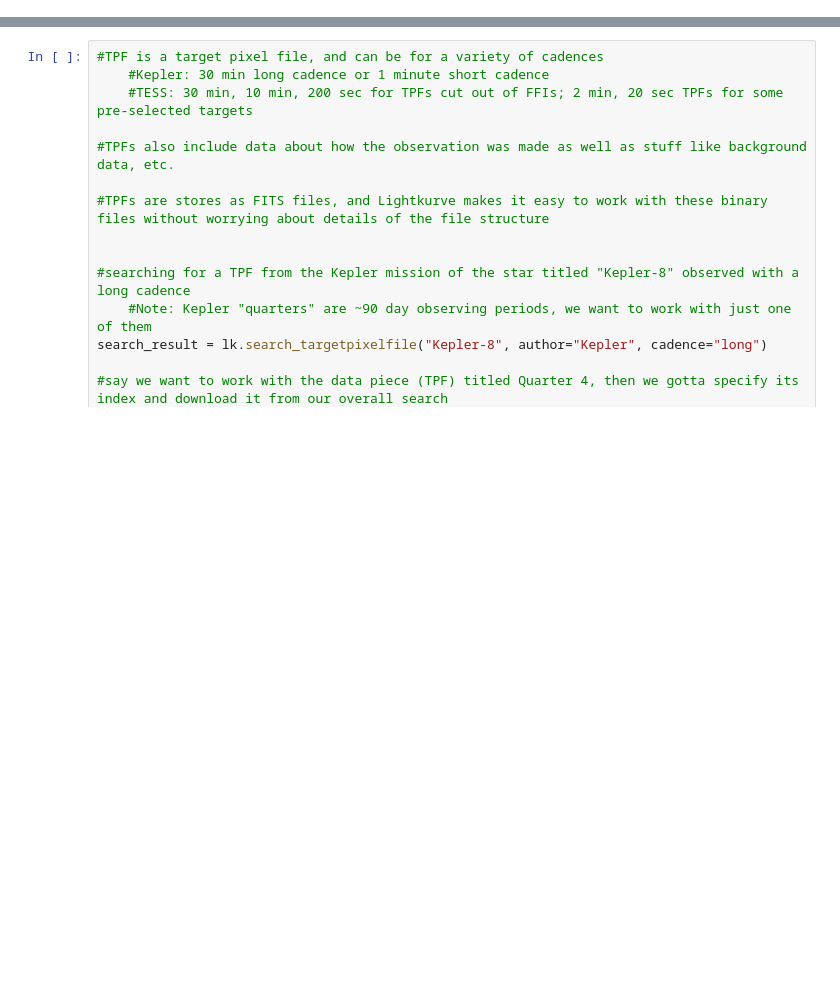
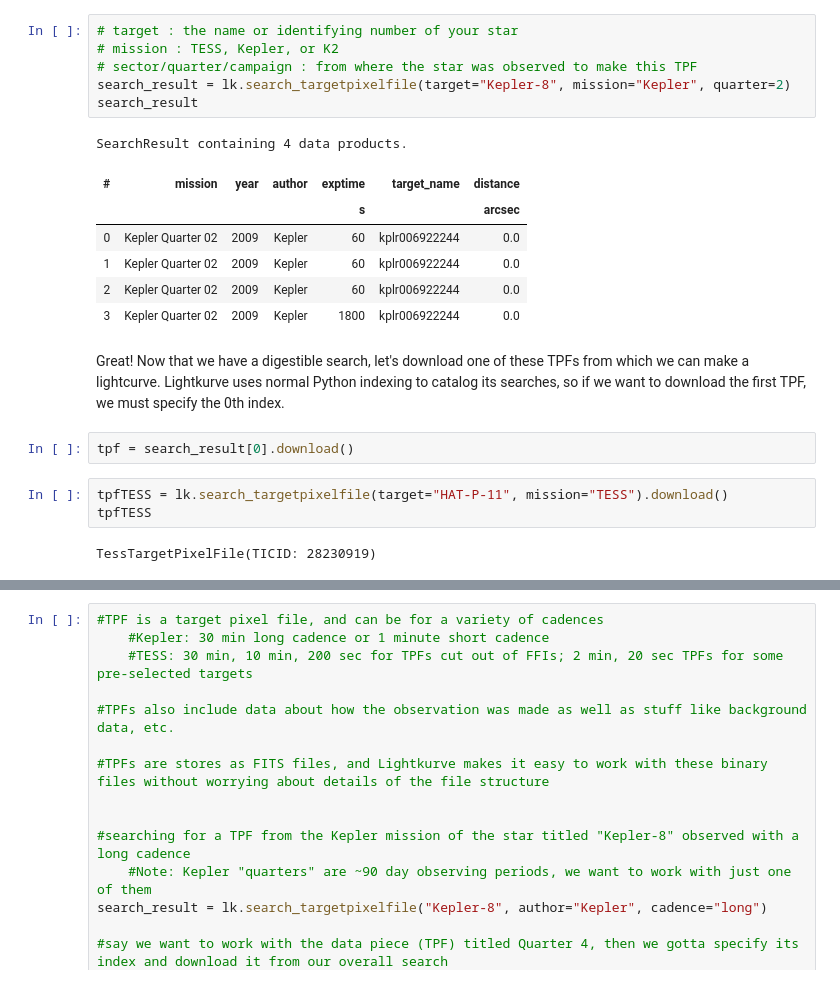
Before and after one commit to aidanniklaus/Summer-Research-2026, a Jupyter notebook: Tutorials/KeplerTPFtutorial.ipynb, the cells around one changed output, grey strips where cells are left out. Saved outputs shown, nothing was run; the diff lists cells and outputs as text; blank space fills up the shorter version.

```diff
--- a/Tutorials/KeplerTPFtutorial.ipynb
+++ b/Tutorials/KeplerTPFtutorial.ipynb
@@ -6,0 +67,23 @@ import lightkurve as lk
+# %%
+# target : the name or identifying number of your star
+# mission : TESS, Kepler, or K2
+# sector/quarter/campaign : from where the star was observed to make this TPF
+search_result = lk.search_targetpixelfile(target="Kepler-8", mission="Kepler", quarter=2)
+search_result
+# %% [output]
+SearchResult containing 4 data products.
+| # | mission | year | author | exptime | target_name | distance |
+|  |  |  |  | s |  | arcsec |
+| 0 | Kepler Quarter 02 | 2009 | Kepler | 60 | kplr006922244 | 0.0 |
+| 1 | Kepler Quarter 02 | 2009 | Kepler | 60 | kplr006922244 | 0.0 |
+| 2 | Kepler Quarter 02 | 2009 | Kepler | 60 | kplr006922244 | 0.0 |
+| 3 | Kepler Quarter 02 | 2009 | Kepler | 1800 | kplr006922244 | 0.0 |
+# %% [markdown]
+Great! Now that we have a digestible search, let's download one of these TPFs from which we can make a lightcurve. Lightkurve uses normal Python indexing to catalog its searches, so if we want to download the first TPF, we must specify the 0th index.
+# %%
+tpf = search_result[0].download()
+# %%
+tpfTESS = lk.search_targetpixelfile(target="HAT-P-11", mission="TESS").download()
+tpfTESS
+# %% [output]
+TessTargetPixelFile(TICID: 28230919)
```
Also changed, not shown: parts of 7 cells of this notebook.
